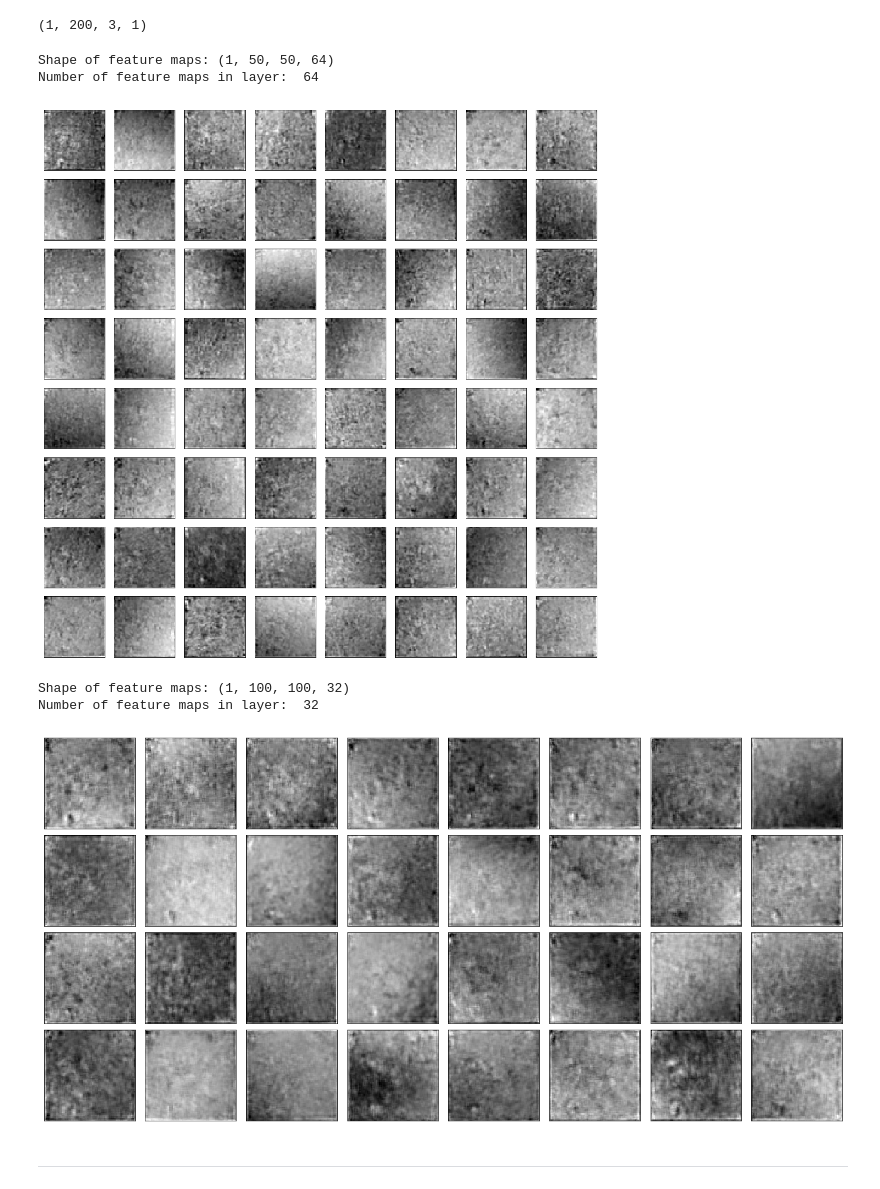
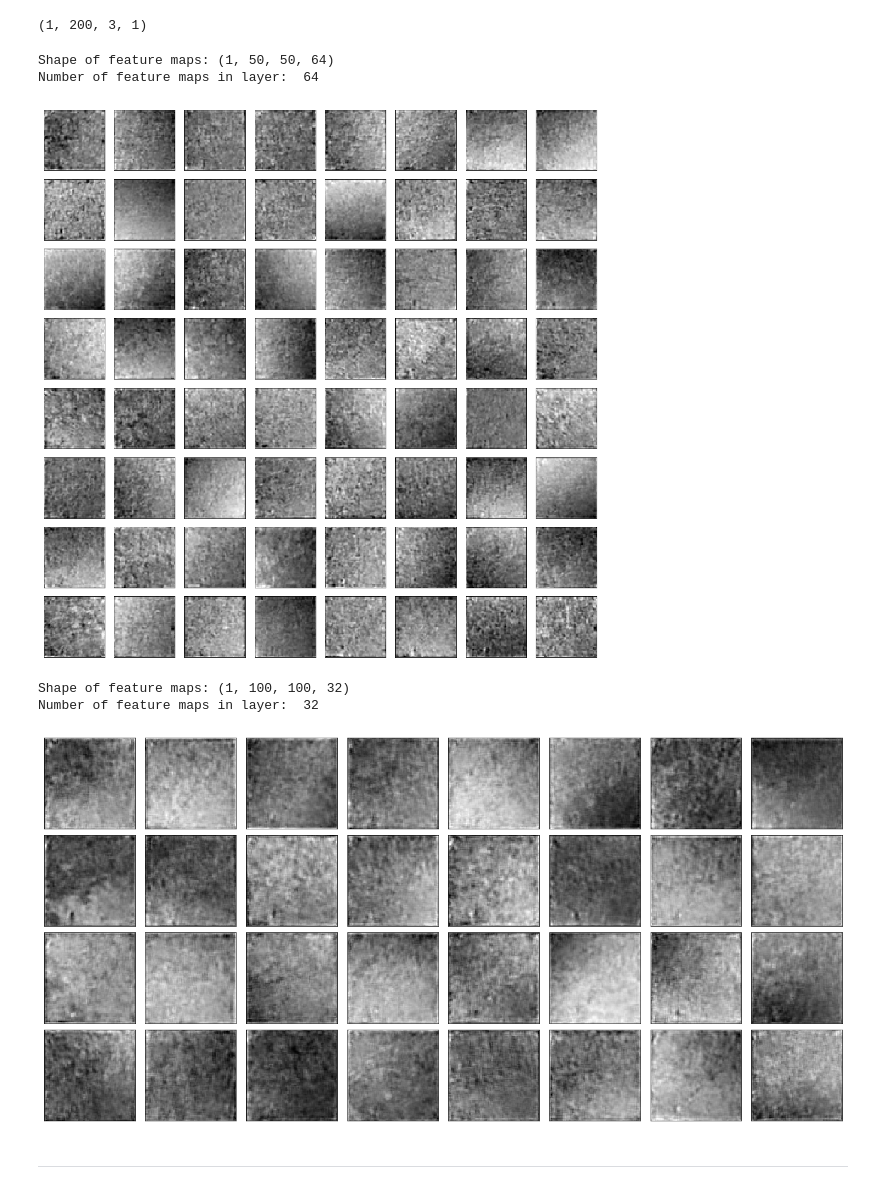
Before and after one commit to twpkevin06222/DE_Project, a Jupyter notebook: implementation_examples/Complete_pipeline/CoordConv_full18.ipynb, the cells around one changed output. Drawn from its saved outputs; the diff is of its cells as text; code cells hidden in the pictures.

```diff
--- a/implementation_examples/Complete_pipeline/CoordConv_full18.ipynb
+++ b/implementation_examples/Complete_pipeline/CoordConv_full18.ipynb
@@ -643,19 +645,19 @@ print(concat_ex.shape)
 # %% [output]
 (1, 200, 3, 1)
 # %%
-coord_conv_feature_maps = utils_vis.feature_maps(decoder_model, 'coord_conv_16', concat_ex)
+coord_conv_feature_maps = utils_vis.feature_maps(decoder_model, 'coord_conv_9', concat_ex)
 utils_vis.plot_feature_maps(coord_conv_feature_maps, 8, 8, figsize=(15,15))
 # %% [output]
 Shape of feature maps: (1, 50, 50, 64)
 Number of feature maps in layer:  64
-[figure, old version]
+[figure, new version]
 # %%
-coord_conv_feature_maps = utils_vis.feature_maps(decoder_model, 'conv2d_59', concat_ex)
+coord_conv_feature_maps = utils_vis.feature_maps(decoder_model, 'conv2d_36', concat_ex)
 utils_vis.plot_feature_maps(coord_conv_feature_maps, 4, 8, figsize=(20,10))
 # %% [output]
 Shape of feature maps: (1, 100, 100, 32)
 Number of feature maps in layer:  32
-[figure, old version]
+[figure, new version]
 # %% [markdown]
 ---
 # %% [markdown]
```
Also changed, not shown: parts of 15 cells of this notebook, 3 other files.
